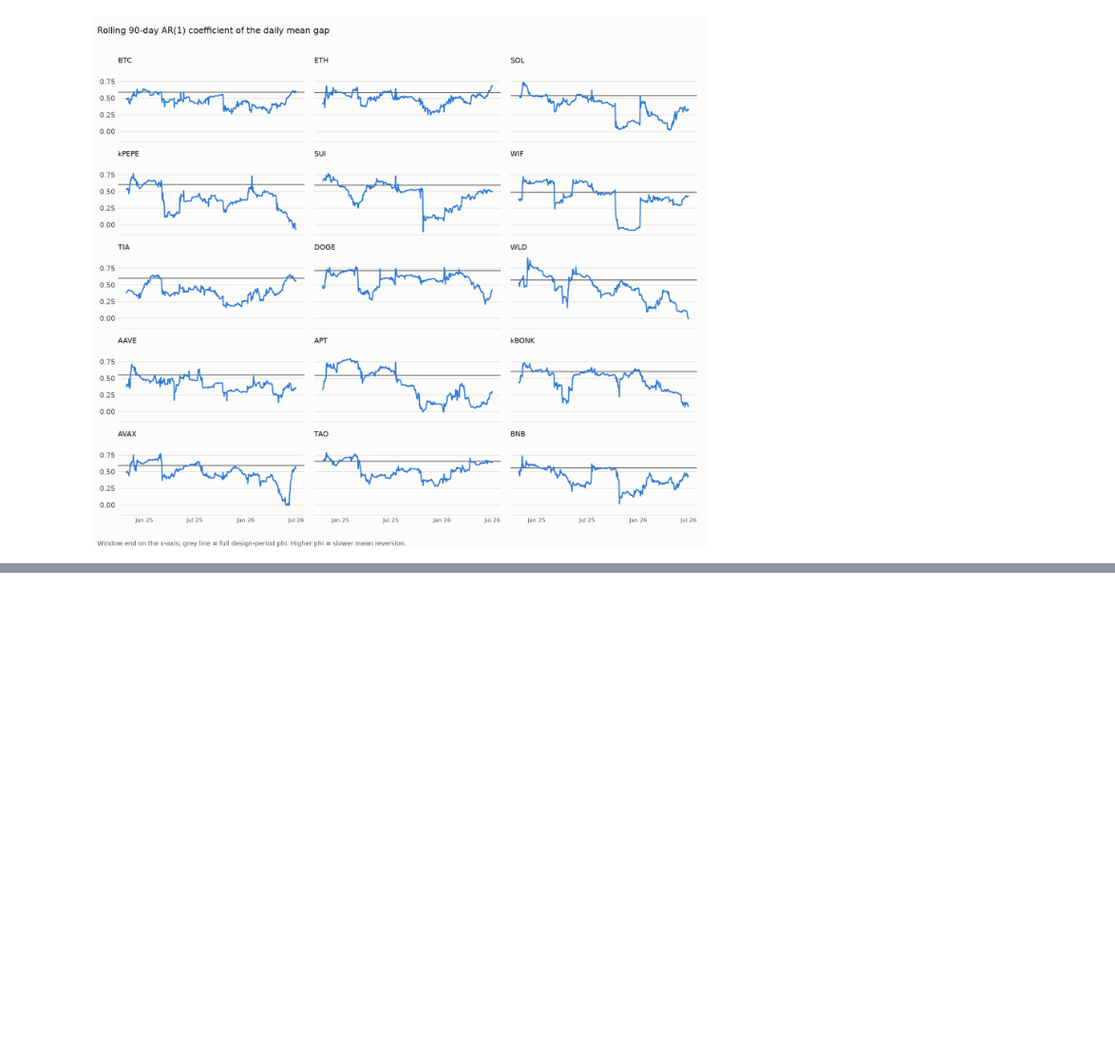
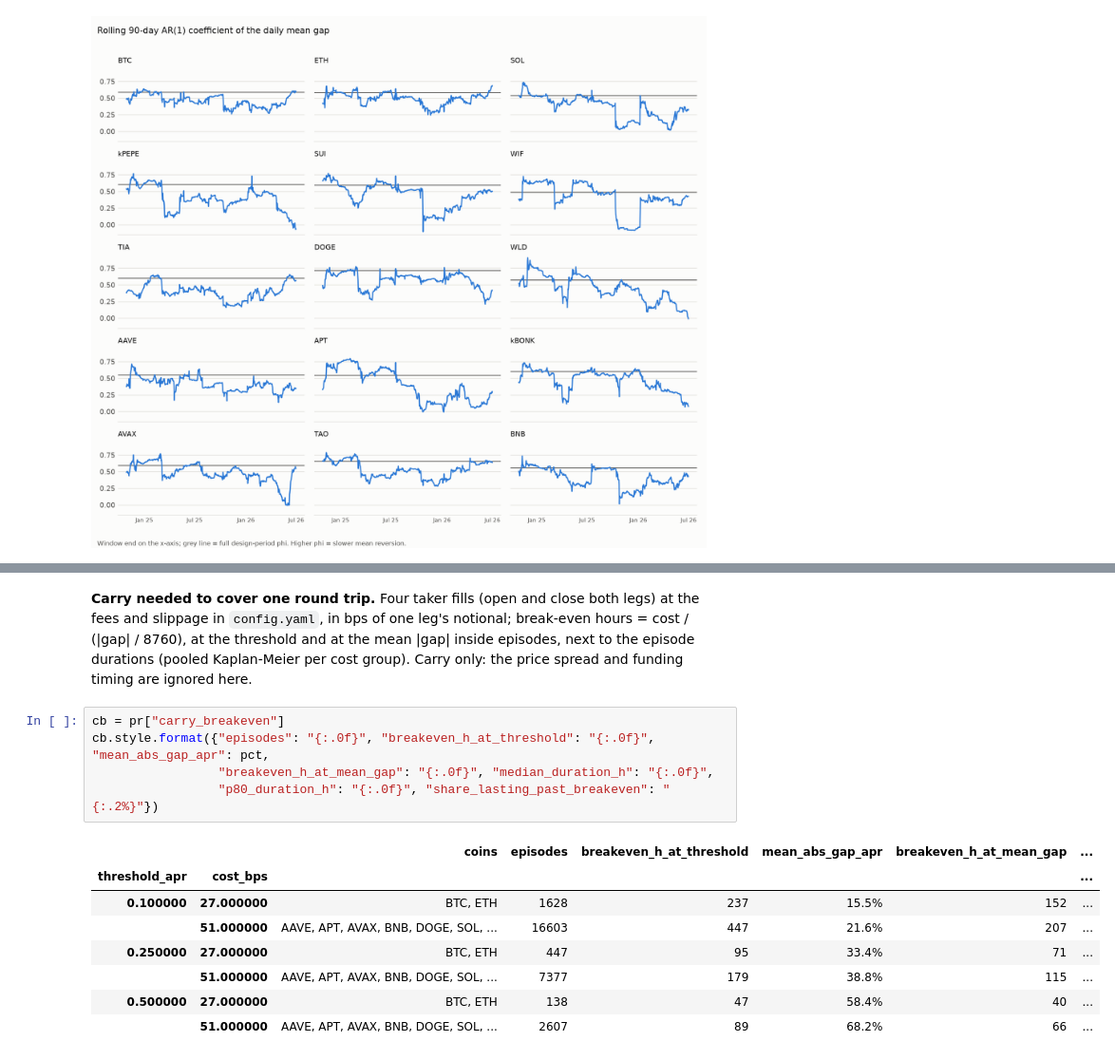
Before and after one commit to arthurfritscheck/funding-dislocations, a Jupyter notebook: notebooks/01_eda.ipynb, the cells around one changed output, grey strips where cells are left out. Shown at 95% size. Drawn from its saved outputs; the diff is of its cells as text; blank space fills up the shorter version.

```diff
--- a/notebooks/01_eda.ipynb
+++ b/notebooks/01_eda.ipynb
@@ -240,0 +242,19 @@ display(Image(filename=str(gap_stats.FIGURES / "persistence_survival.png")))
+# %% [markdown]
+**Carry needed to cover one round trip.** Four taker fills (open and close both legs) at the fees
+and slippage in `config.yaml`, in bps of one leg's notional; break-even hours = cost / (|gap| / 8760),
+at the threshold and at the mean |gap| inside episodes, next to the episode durations (pooled
+Kaplan-Meier per cost group). Carry only: the price spread and funding timing are ignored here.
+# %%
+cb = pr["carry_breakeven"]
+cb.style.format({"episodes": "{:.0f}", "breakeven_h_at_threshold": "{:.0f}", "mean_abs_gap_apr": pct,
+                 "breakeven_h_at_mean_gap": "{:.0f}", "median_duration_h": "{:.0f}",
+                 "p80_duration_h": "{:.0f}", "share_lasting_past_breakeven": "{:.2%}"})
+# %% [output]
+|  |  | coins | episodes | breakeven_h_at_threshold | mean_abs_gap_apr | breakeven_h_at_mean_gap | ... |
+| threshold_apr | cost_bps |  |  |  |  |  | ... |
+| 0.100000 | 27.000000 | BTC, ETH | 1628 | 237 | 15.5% | 152 | ... |
+|  | 51.000000 | AAVE, APT, AVAX, BNB, DOGE, SOL, ... | 16603 | 447 | 21.6% | 207 | ... |
+| 0.250000 | 27.000000 | BTC, ETH | 447 | 95 | 33.4% | 71 | ... |
+|  | 51.000000 | AAVE, APT, AVAX, BNB, DOGE, SOL, ... | 7377 | 179 | 38.8% | 115 | ... |
+| 0.500000 | 27.000000 | BTC, ETH | 138 | 47 | 58.4% | 40 | ... |
+|  | 51.000000 | AAVE, APT, AVAX, BNB, DOGE, SOL, ... | 2607 | 89 | 68.2% | 66 | ... |
```
Also changed, not shown: parts of 17 cells of this notebook, 17 other files.
